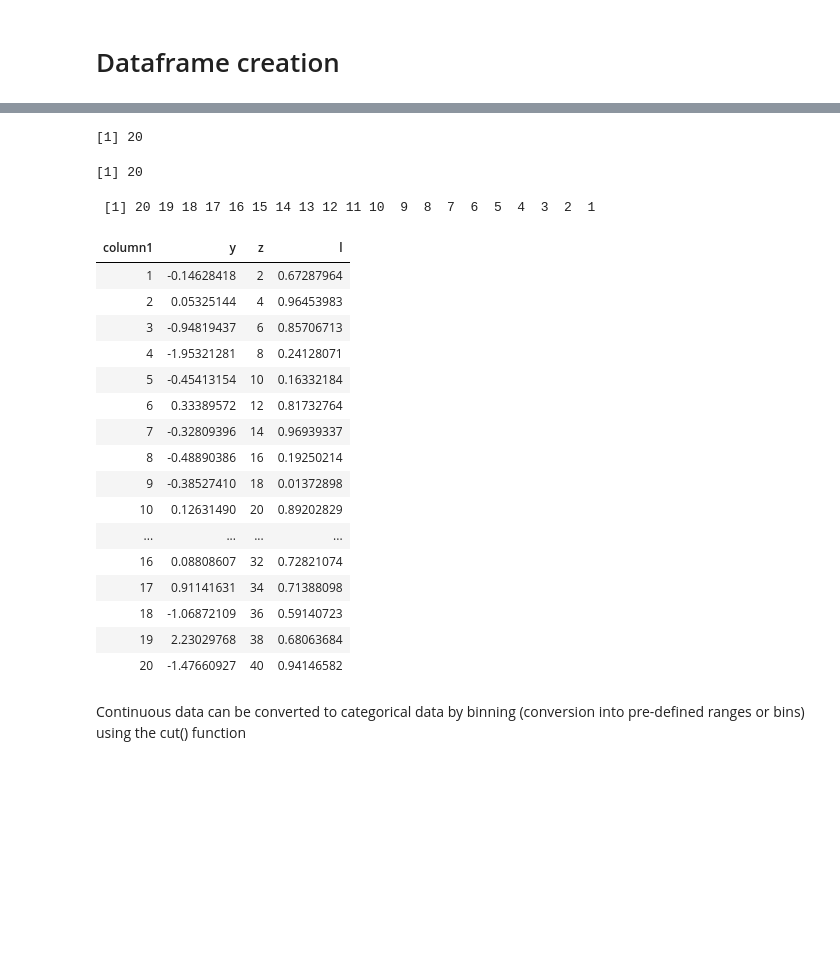
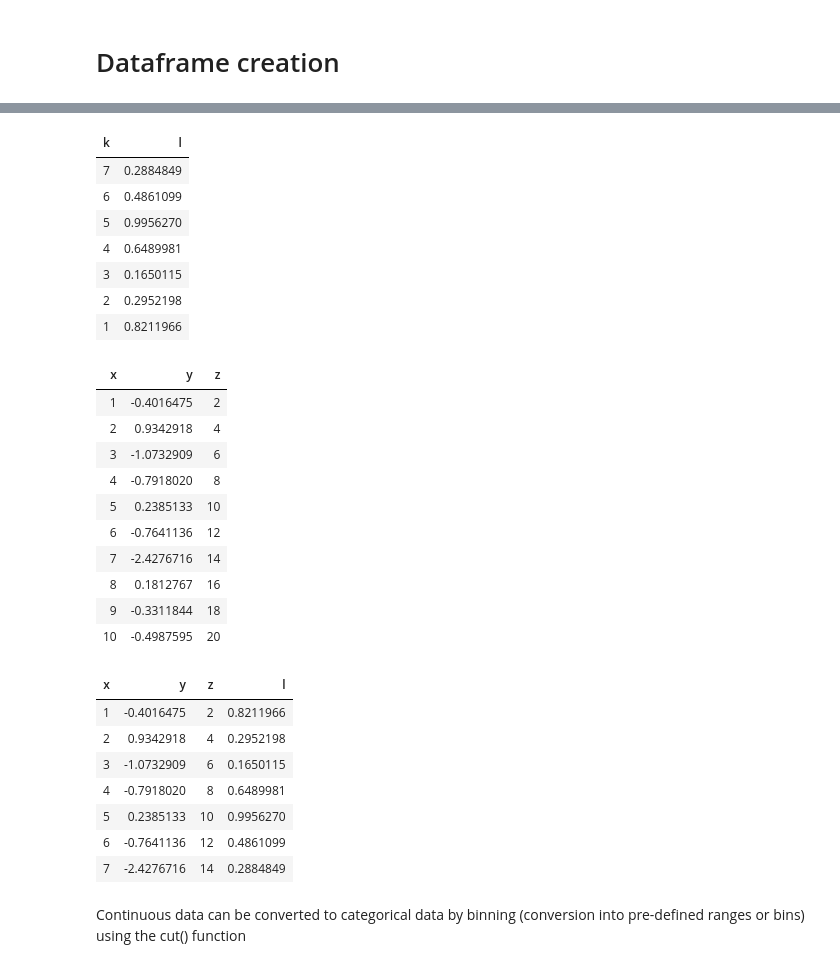
Before and after one commit to andrgig/Data-Science-for-Management, a Jupyter notebook: R Course for Data Science.ipynb, the cells around one changed output, grey strips where cells are left out. Saved outputs shown, nothing was run; the diff lists cells and outputs as text; code cells hidden in the pictures; blank space fills up the shorter version.

```diff
--- a/R Course for Data Science.ipynb
+++ b/R Course for Data Science.ipynb
@@ -1058,0 +1219,4 @@ merge() function
+# %%
+df1 <- data.frame(x = seq_len(10), y =rnorm(10), z = 2*seq_len(10))
+df2 <- data.frame(xx = 10 + seq_len(10), yy =rnorm(10), zz = 2*(10+seq_len(10)))
+df1; df2
@@ -1113,31 +1343,37 @@ Two Data Frames can be merged using a common column – merge()
 # %%
-df2 <- data.frame(k = seq(from = 20, to = 1, by = -1), l = runif(20))
+df4 <- data.frame(k = seq(from = 7, to = 1, by = -1), l = runif(7))
+df4; df1
+# %% [output]
+| k | l |
+| 7 | 0.2884849 |
+| 6 | 0.4861099 |
+| 5 | 0.9956270 |
+| 4 | 0.6489981 |
+| 3 | 0.1650115 |
+| 2 | 0.2952198 |
+| 1 | 0.8211966 |
+| x | y | z |
+| 1 | -0.4016475 | 2 |
+| 2 | 0.9342918 | 4 |
+| 3 | -1.0732909 | 6 |
+| 4 | -0.7918020 | 8 |
+| 5 | 0.2385133 | 10 |
+| 6 | -0.7641136 | 12 |
+| 7 | -2.4276716 | 14 |
+| 8 | 0.1812767 | 16 |
+| 9 | -0.3311844 | 18 |
+| 10 | -0.4987595 | 20 |
-# %%
-nrow(df2); nrow(df);  seq(from = 20, to = 1, by = -1)
-# %% [output]
-[1] 20
-[1] 20
- [1] 20 19 18 17 16 15 14 13 12 11 10  9  8  7  6  5  4  3  2  1
 # %%
-merge(df,df2, by.x = "column1", by.y = "k" )
+merge(df1,df4, by.x = "x", by.y = "k" )
 # %% [output]
-| column1 | y | z | l |
-| 1 | -0.14628418 | 2 | 0.67287964 |
-| 2 | 0.05325144 | 4 | 0.96453983 |
-| 3 | -0.94819437 | 6 | 0.85706713 |
-| 4 | -1.95321281 | 8 | 0.24128071 |
-| 5 | -0.45413154 | 10 | 0.16332184 |
-| 6 | 0.33389572 | 12 | 0.81732764 |
-| 7 | -0.32809396 | 14 | 0.96939337 |
-| 8 | -0.48890386 | 16 | 0.19250214 |
-| 9 | -0.38527410 | 18 | 0.01372898 |
-| 10 | 0.12631490 | 20 | 0.89202829 |
-| ... | ... | ... | ... |
-| 16 | 0.08808607 | 32 | 0.72821074 |
-| 17 | 0.91141631 | 34 | 0.71388098 |
-| 18 | -1.06872109 | 36 | 0.59140723 |
-| 19 | 2.23029768 | 38 | 0.68063684 |
-| 20 | -1.47660927 | 40 | 0.94146582 |
+| x | y | z | l |
+| 1 | -0.4016475 | 2 | 0.8211966 |
+| 2 | 0.9342918 | 4 | 0.2952198 |
+| 3 | -1.0732909 | 6 | 0.1650115 |
+| 4 | -0.7918020 | 8 | 0.6489981 |
+| 5 | 0.2385133 | 10 | 0.9956270 |
+| 6 | -0.7641136 | 12 | 0.4861099 |
+| 7 | -2.4276716 | 14 | 0.2884849 |
 # %% [markdown]
 Continuous data can be converted to categorical data by binning (conversion into pre-defined ranges or bins) using the cut() function
 # %%
```
Also changed, not shown: parts of 40 cells of this notebook.
